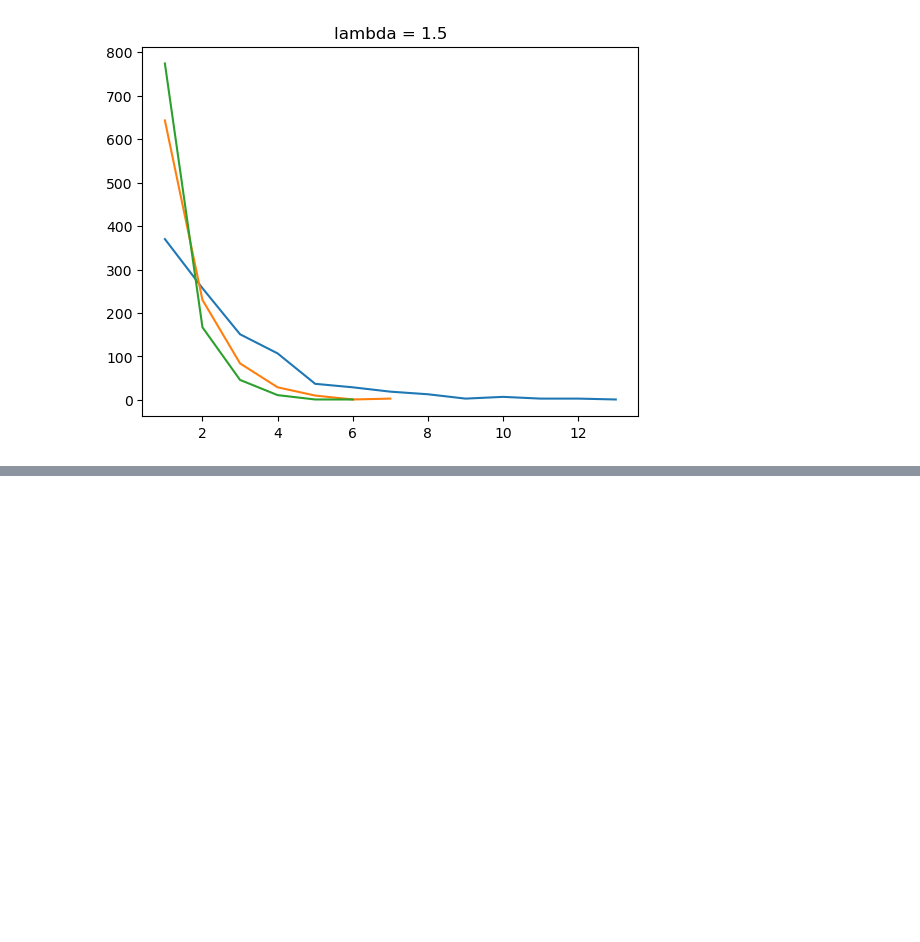
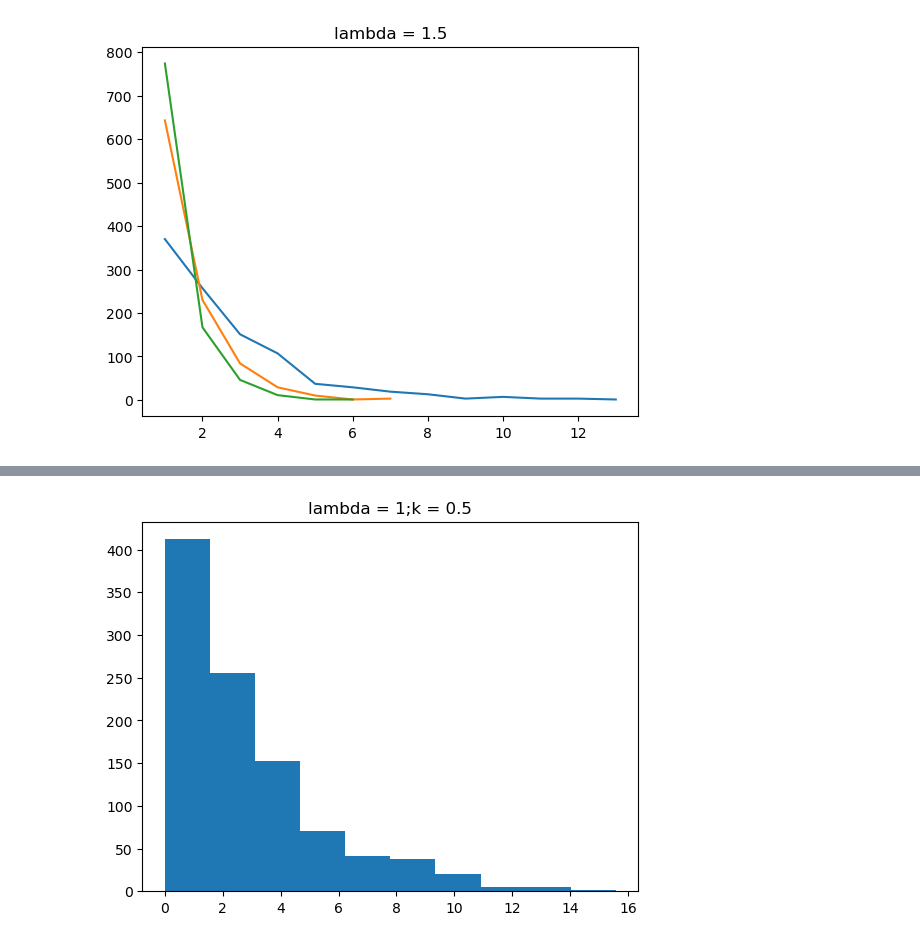
Before and after one commit to kellychin79/random_variate_generation, a Jupyter notebook: random_variate_generation.ipynb, the cells around one changed output, grey strips where cells are left out. Cells and saved outputs as stored; diff of their text form; code cells hidden in the pictures; blank space fills up the shorter version.

Commit message:
triangular and weibull distribution

```diff
--- a/random_variate_generation.ipynb
+++ b/random_variate_generation.ipynb
@@ -611,0 +642,39 @@ d = draw_exponential_rv(l=exponential_lambda, x=exponential_size)
+# %%
+# generate x weibull random variate between two consecutive events
+
+def generate_weibull_rv(l, x, k):
+    outputs = []
+
+    for i in range(x):
+        prn = generate_prn()
+
+        logged_num = (-math.log(prn, 2))**1/k
+
+        X = 1/l * logged_num
+
+        outputs.append(X)
+
+    return outputs
+# %%
+def draw_weibull_rv(l, x, k):
+    rv_outputs = generate_weibull_rv(l, x, k)
+
+    plt.title(label='lambda = '+str(l)+';k = '+str(k))
+
+    values = []
+    counts = []
+    for i in set(rv_outputs):
+        values.append(i)
+        counts.append(rv_outputs.count(i))
+
+    plt.hist(rv_outputs)
+
+    return rv_outputs
+# %%
+weibull_lambda = 1
+weibull_k = 0.5
+weibull_size = 1000
+
+weibull_rv_outputs = draw_weibull_rv(l=weibull_lambda, x=weibull_size, k=weibull_k)
+# %% [output]
+[figure, added]
```
Also changed, not shown: parts of 21 cells of this notebook, 1 other file.
